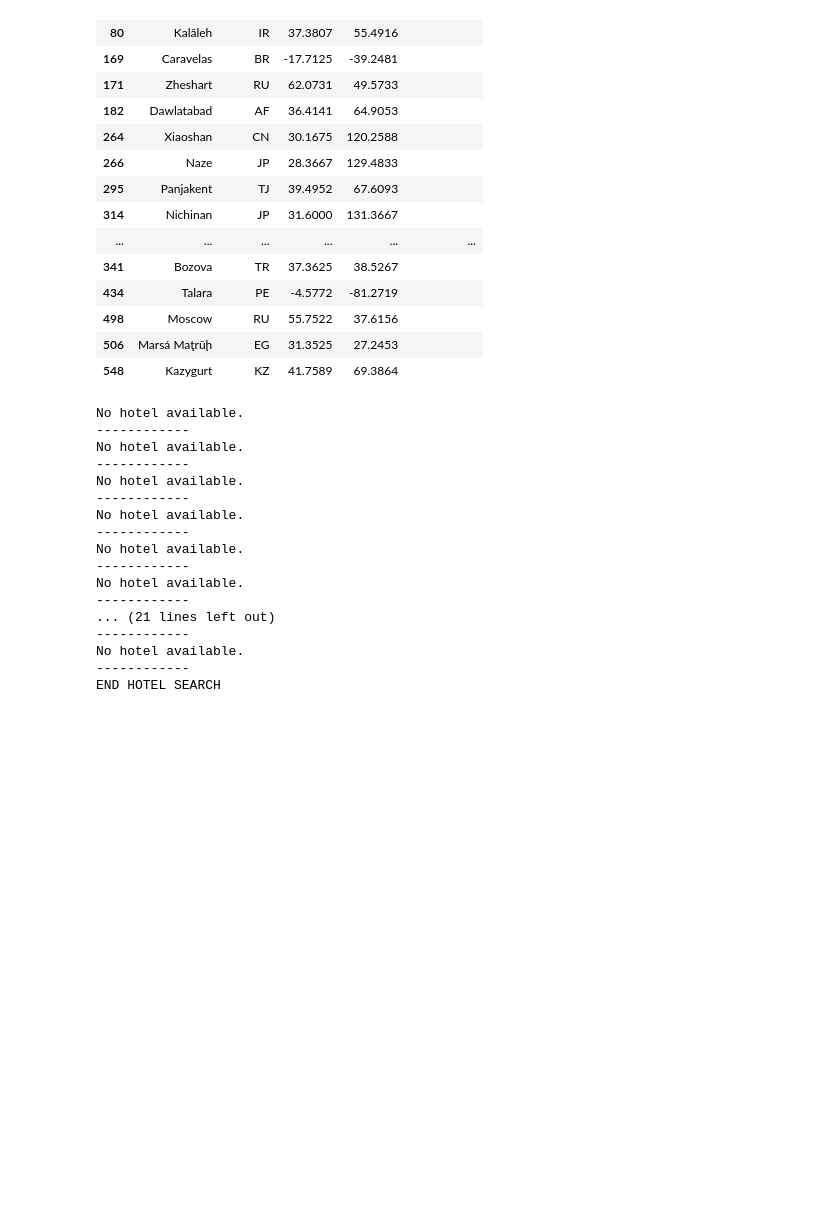
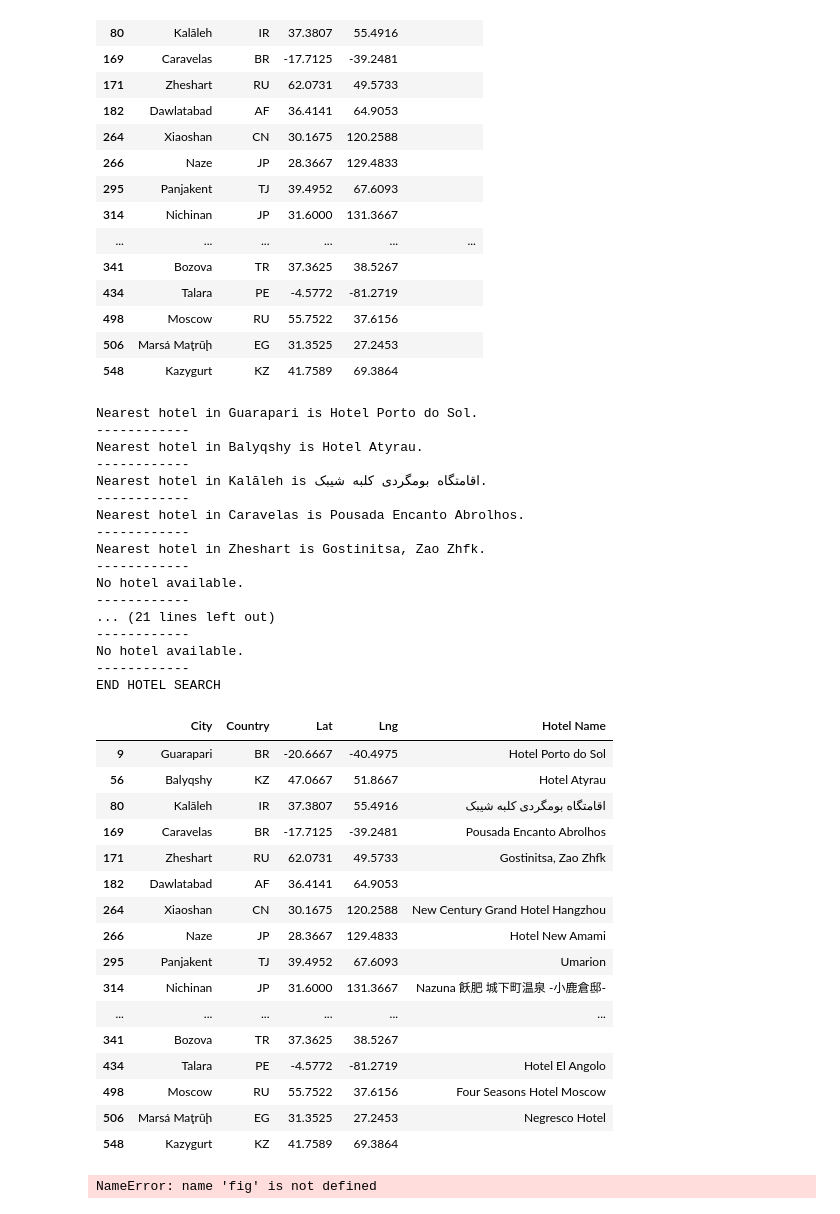
Before and after one commit to joelox87/python-api-challenge, a Jupyter notebook: VacationPy/VacationPy.ipynb, the cells around one changed output. Cells and saved outputs as stored; diff of their text form; code cells hidden in the pictures; blank space fills up the shorter version.

```diff
--- a/VacationPy/VacationPy.ipynb
+++ b/VacationPy/VacationPy.ipynb
@@ -112,7 +112,7 @@ base_url = "https://maps.googleapis.com/maps/api/place/nearbysearch/json"
 
 params = {"type" : "hotel",
           "keyword" : "hotel",
-          "radius" : 500,
+          "radius" : 5000,
           "key" : g_key}
 # %%
 for index, row in hotels_df.iterrows():
@@ -122,12 +122,13 @@ for index, row in hotels_df.iterrows():
 
     params["location"] = f"{lat},{lng}"
     response = requests.get(base_url, params=params).json()
+    #print(response)
 
     results = response['results']
 
     try:
         print(f"Nearest hotel in {city_name} is {results[0]['name']}.")
-        hotel_df.loc[index, "Hotel Name"] = results[0]['name']
+        hotels_df.loc[index, "Hotel Name"] = results[0]['name']
 
     # if there is no hotel available, show missing field
     except (KeyError, IndexError):
@@ -138,15 +139,15 @@ for index, row in hotels_df.iterrows():
 
 print("END HOTEL SEARCH")
 # %% [output]
-No hotel available.
+Nearest hotel in Guarapari is Hotel Porto do Sol.
 ------------
-No hotel available.
+Nearest hotel in Balyqshy is Hotel Atyrau.
 ------------
-No hotel available.
+Nearest hotel in Kalāleh is اقامتگاه بومگردی کلبه شیبک.
 ------------
-No hotel available.
+Nearest hotel in Caravelas is Pousada Encanto Abrolhos.
 ------------
-No hotel available.
+Nearest hotel in Zheshart is Gostinitsa, Zao Zhfk.
 ------------
 No hotel available.
 ------------
@@ -155,6 +156,26 @@ No hotel available.
 No hotel available.
 ------------
 END HOTEL SEARCH
+# %%
+hotels_df
+# %% [output]
+|  | City | Country | Lat | Lng | Hotel Name |
+| 9 | Guarapari | BR | -20.6667 | -40.4975 | Hotel Porto do Sol |
+| 56 | Balyqshy | KZ | 47.0667 | 51.8667 | Hotel Atyrau |
+| 80 | Kalāleh | IR | 37.3807 | 55.4916 | اقامتگاه بومگردی کلبه شیبک |
+| 169 | Caravelas | BR | -17.7125 | -39.2481 | Pousada Encanto Abrolhos |
+| 171 | Zheshart | RU | 62.0731 | 49.5733 | Gostinitsa, Zao Zhfk |
+| 182 | Dawlatabad | AF | 36.4141 | 64.9053 |  |
+| 264 | Xiaoshan | CN | 30.1675 | 120.2588 | New Century Grand Hotel Hangzhou |
+| 266 | Naze | JP | 28.3667 | 129.4833 | Hotel New Amami |
+| 295 | Panjakent | TJ | 39.4952 | 67.6093 | Umarion |
+| 314 | Nichinan | JP | 31.6000 | 131.3667 | Nazuna 飫肥 城下町温泉 -小鹿倉邸- |
+| ... | ... | ... | ... | ... | ... |
+| 341 | Bozova | TR | 37.3625 | 38.5267 |  |
+| 434 | Talara | PE | -4.5772 | -81.2719 | Hotel El Angolo |
+| 498 | Moscow | RU | 55.7522 | 37.6156 | Four Seasons Hotel Moscow |
+| 506 | Marsá Maţrūḩ | EG | 31.3525 | 27.2453 | Negresco Hotel |
+| 548 | Kazygurt | KZ | 41.7589 | 69.3864 |  |
 # %%
 # NOTE: Do not change any of the code in this cell
 
@@ -172,0 +194,9 @@ locations = hotel_df[["Lat", "Lng"]]
+# %%
+# Marker layers and info box setup
+markers = gmaps.marker_layer(locations, info_box_content = hotel_info)
+fig.add_layer(markers)
+
+# Display Map
+fig
+# %% [output]
+NameError: name 'fig' is not defined
```
Also changed, not shown: parts of 1 cell of this notebook, 1 other file.
